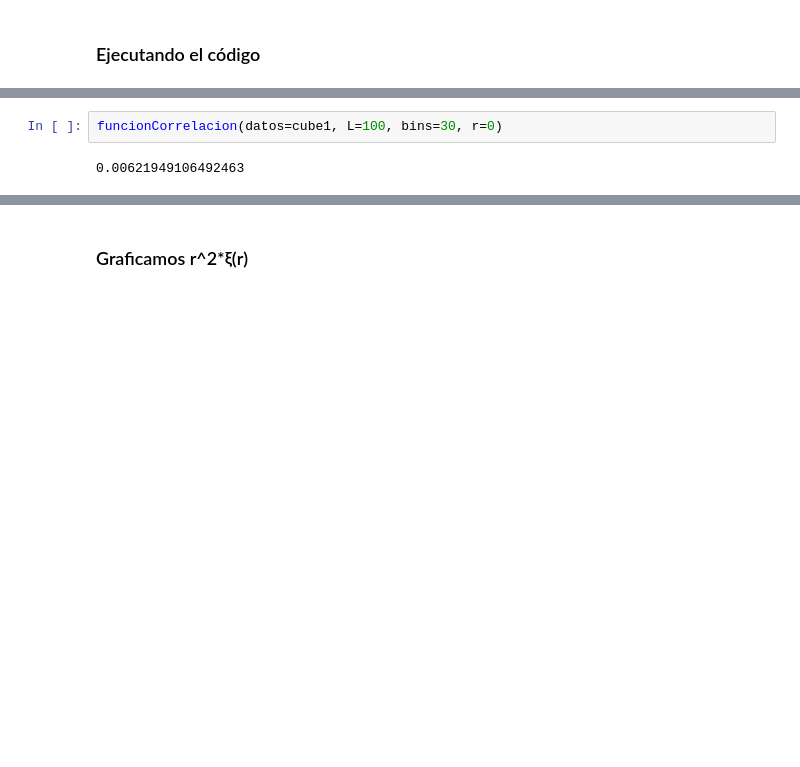
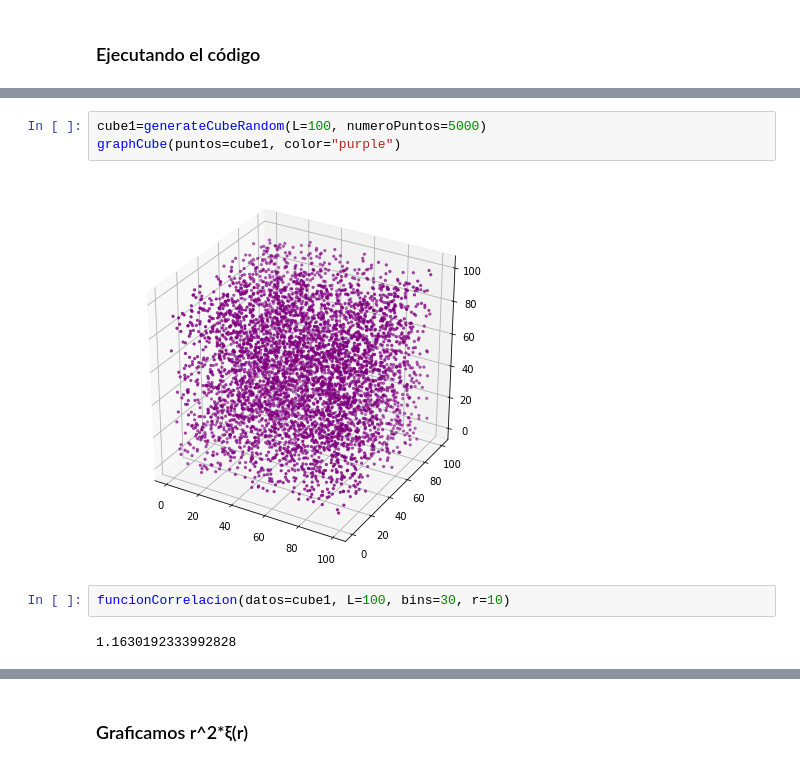
Before and after one commit to DCIDA2019/da2020-BubuDavid, a Jupyter notebook: Semana12/Quarantine 4th class - Busqueda de estructuras de datos puntutales.ipynb, the cells around one changed output, grey strips where cells are left out. Drawn from its saved outputs; the diff is of its cells as text; blank space fills up the shorter version.

```diff
--- a/Semana12/Quarantine 4th class - Busqueda de estructuras de datos puntutales.ipynb
+++ b/Semana12/Quarantine 4th class - Busqueda de estructuras de datos puntutales.ipynb
@@ -388,7 +222,12 @@ def graphFunction(x,y, color=["purple","blue"], labels=["x","y"], titulo="", sca
+# %%
+cube1=generateCubeRandom(L=100, numeroPuntos=5000)
+graphCube(puntos=cube1, color="purple")
+# %% [output]
+[figure, added]
 # %%
-funcionCorrelacion(datos=cube1, L=100, bins=30, r=0)
+funcionCorrelacion(datos=cube1, L=100, bins=30, r=10)
 # %% [output]
-0.00621949106492463
+1.1630192333992828
 # %%
 aux = funcionCorrelacionAmpliada(data=cube1, L=100, bins=30, a=0, b=100)
 r = aux[0]
```
Also changed, not shown: parts of 6 cells of this notebook.
